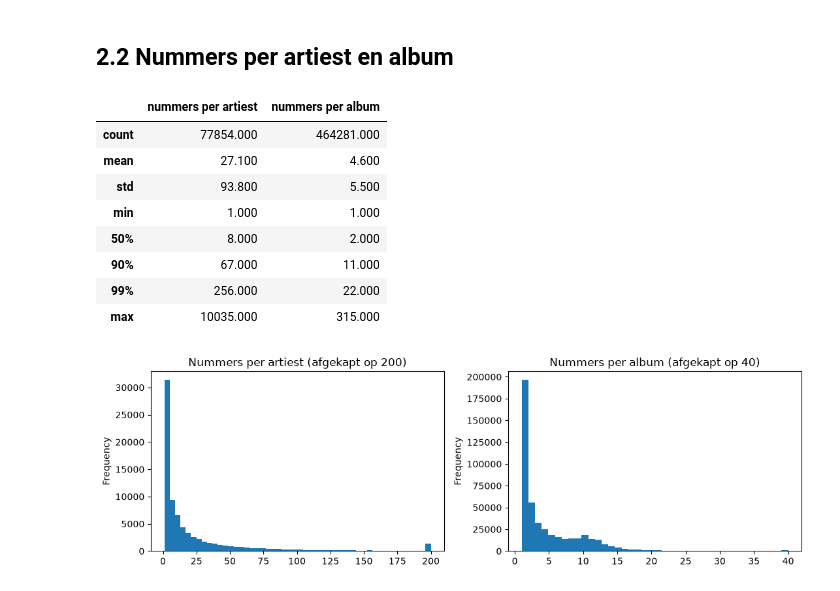
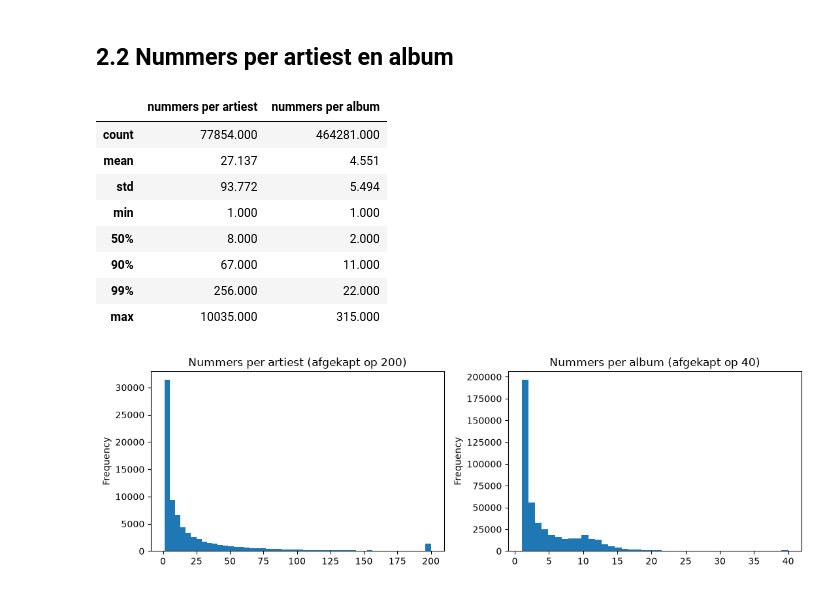
Before and after one commit to Lander123Lander/MachineLearning, a Jupyter notebook: Project.ipynb, the cells around one changed output. Drawn from its saved outputs; the diff is of its cells as text; code cells hidden in the pictures.

```diff
--- a/Project.ipynb
+++ b/Project.ipynb
@@ -112,17 +112,16 @@ De eerste rijen zijn nummers van dezelfde artiest en hetzelfde album met hetzelf
 # %%
 per_artiest = original_df.groupby("artist_id").size()
 per_album = original_df.groupby("album_id").size()
 
-overzicht = pd.DataFrame({
+pd.DataFrame({
     "nummers per artiest": per_artiest.describe(percentiles=[.5, .9, .99]),
     "nummers per album": per_album.describe(percentiles=[.5, .9, .99]),
 })
-display(overzicht.round(1))
 # %% [output]
 |  | nummers per artiest | nummers per album |
 | count | 77854.000 | 464281.000 |
-| mean | 27.100 | 4.600 |
-| std | 93.800 | 5.500 |
+| mean | 27.137 | 4.551 |
+| std | 93.772 | 5.494 |
 | min | 1.000 | 1.000 |
 | 50% | 8.000 | 2.000 |
 | 90% | 67.000 | 11.000 |
```
Also changed, not shown: parts of 26 cells of this notebook.
